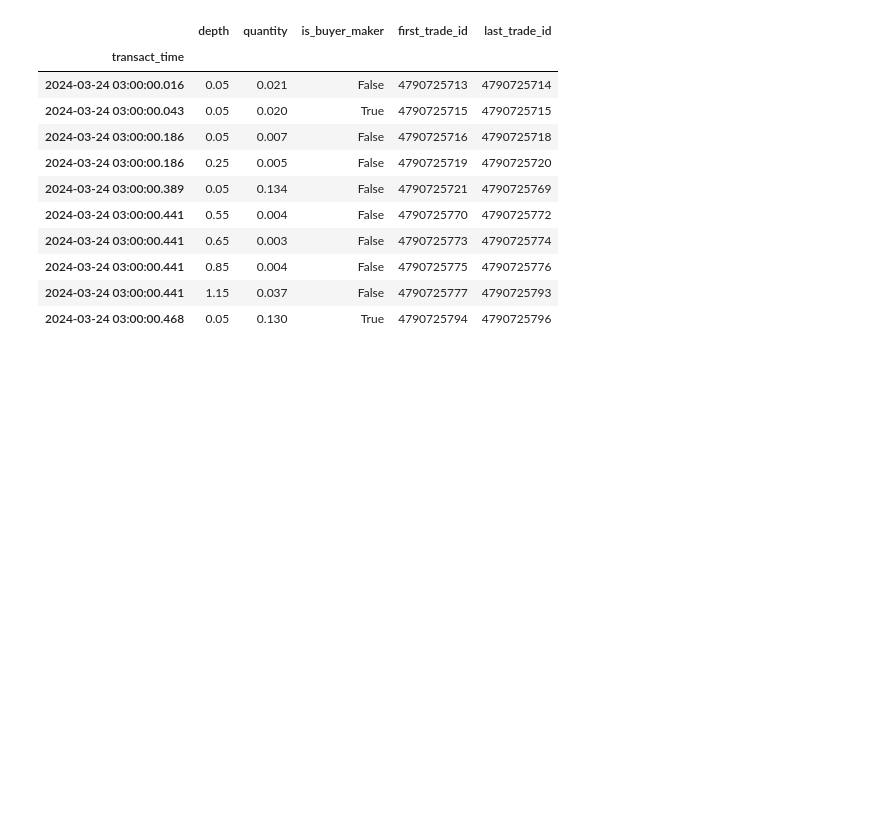
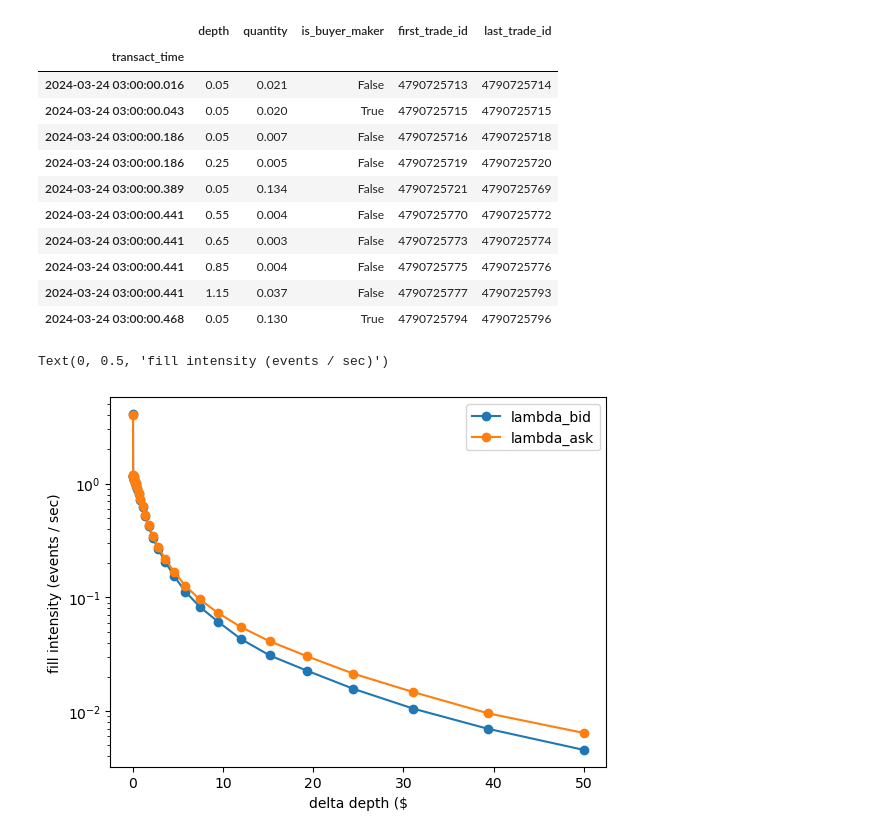
Before and after one commit to akshathp0/avellaneda-stoikov, a Jupyter notebook: validate_data.ipynb, the cells around one changed output. Saved outputs shown, nothing was run; the diff lists cells and outputs as text; code cells hidden in the pictures; blank space fills up the shorter version.

Commit message:
plotted depth against fill intensity

```diff
--- a/validate_data.ipynb
+++ b/validate_data.ipynb
@@ -210,3 +210,13 @@ sample
 | 2024-03-24 03:00:00.441 | 0.85 | 0.004 | False | 4790725775 | 4790725776 |
 | 2024-03-24 03:00:00.441 | 1.15 | 0.037 | False | 4790725777 | 4790725793 |
 | 2024-03-24 03:00:00.468 | 0.05 | 0.130 | True | 4790725794 | 4790725796 |
+# %%
+counts = params.intensity.survival_counts(events)
+# %%
+ax = counts[['lambda_bid', 'lambda_ask']].plot(marker = 'o')
+ax.set_yscale('log')
+ax.set_xlabel('delta depth ($)')
+ax.set_ylabel('fill intensity (events / sec)')
+# %% [output]
+Text(0, 0.5, 'fill intensity (events / sec)')
+[figure, added]
```
Also changed, not shown: parts of 2 cells of this notebook, 2 other files.
